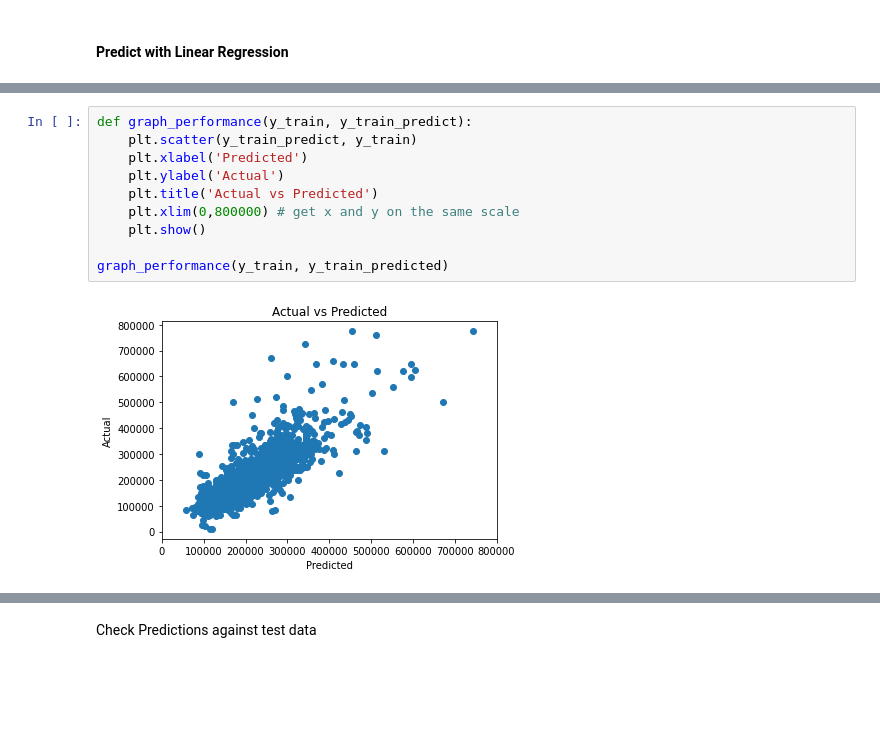
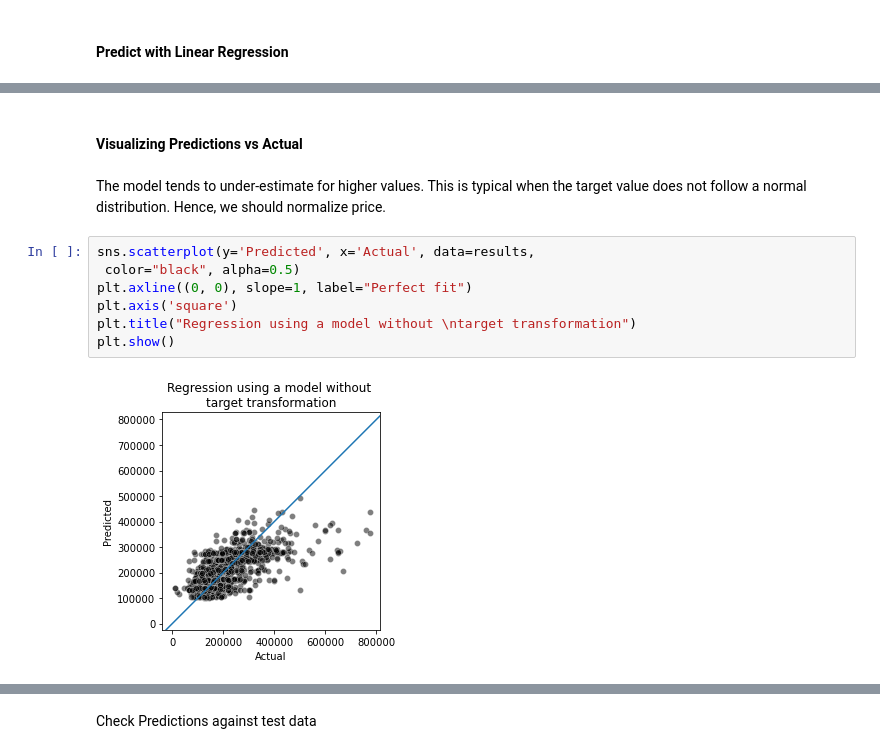
Before and after one commit to jaydenhooper/Predict-House-Prices, a Jupyter notebook: Assignment 1.ipynb, the cells around one changed output, grey strips where cells are left out. Saved outputs shown, nothing was run; the diff lists cells and outputs as text; blank space fills up the shorter version.

```diff
--- a/Assignment 1.ipynb
+++ b/Assignment 1.ipynb
@@ -381,15 +364,16 @@ Visualize how it's predicting.
-# %%
-def graph_performance(y_train, y_train_predict):
-    plt.scatter(y_train_predict, y_train)
-    plt.xlabel('Predicted')
-    plt.ylabel('Actual')
-    plt.title('Actual vs Predicted')
-    plt.xlim(0,800000) # get x and y on the same scale
-    plt.show()
-
-graph_performance(y_train, y_train_predicted)
-# %% [output]
-[figure, removed]
+# %% [markdown]
+#### Visualizing Predictions vs Actual
+# %% [markdown]
+The model tends to under-estimate for higher values. This is typical when the target value does not follow a normal distribution. Hence, we should normalize price.
+# %%
+sns.scatterplot(y='Predicted', x='Actual', data=results,
+ color="black", alpha=0.5)
+plt.axline((0, 0), slope=1, label="Perfect fit")
+plt.axis('square')
+plt.title("Regression using a model without \ntarget transformation")
+plt.show()
+# %% [output]
+[figure, added]
 # %%
 def results_hist(y_train, y_train_predict):
     plt.hist(y_train, bins=50)
```
Also changed, not shown: parts of 29 cells of this notebook, 1 other file.
